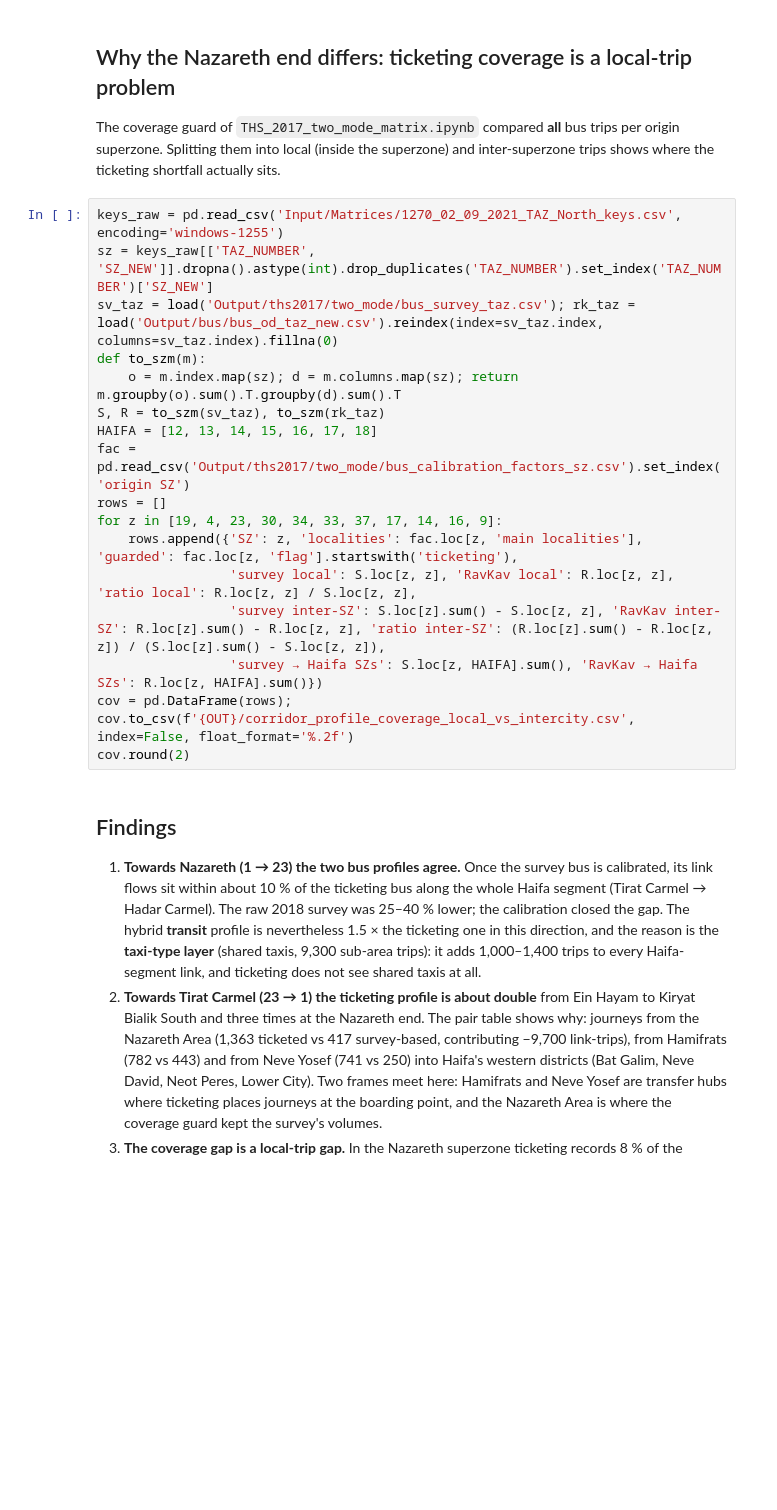
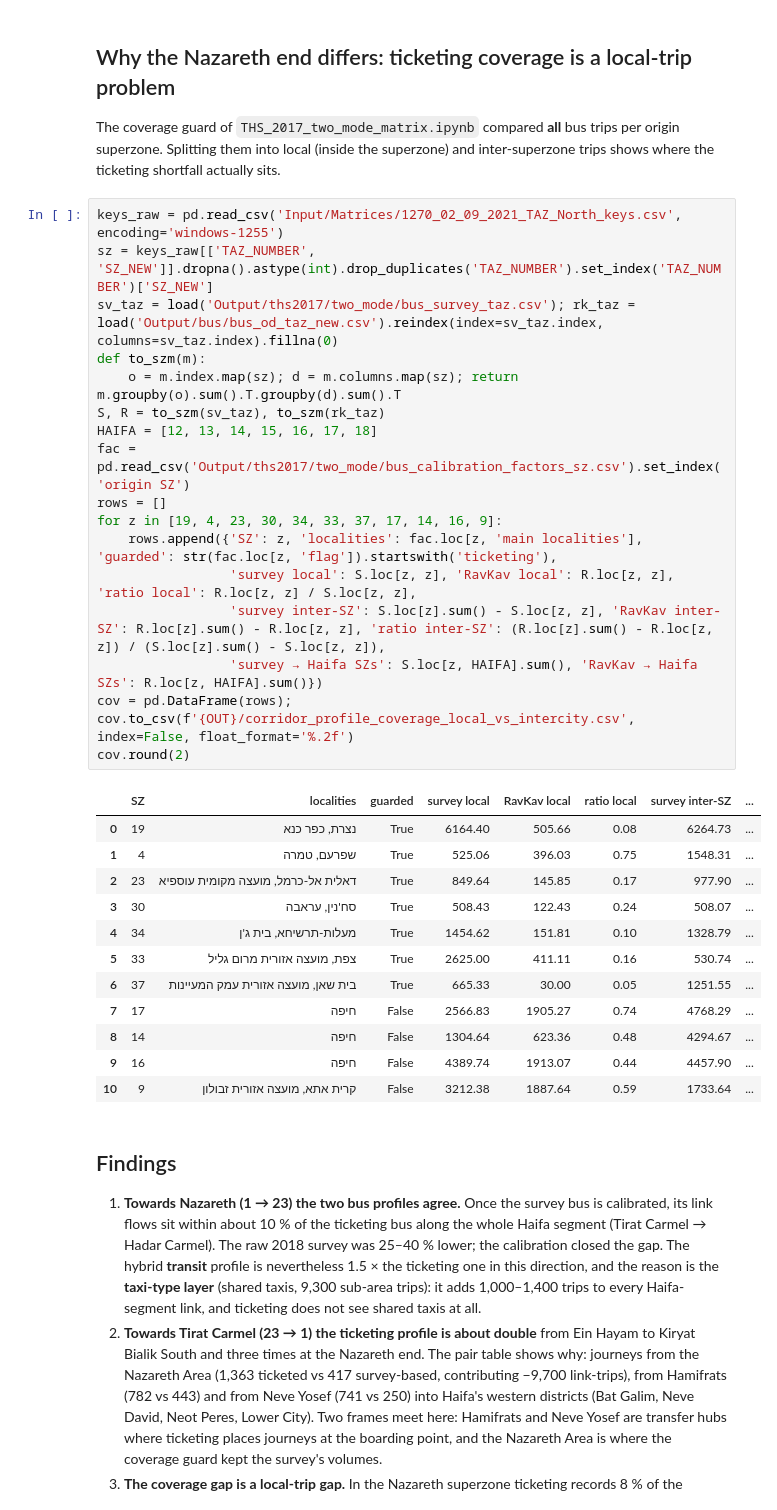
Before and after one commit to oh-da/Nofit_LRT_Extension, a Jupyter notebook: Corridor_profile_hybrid_vs_ticketing.ipynb, the cells around one changed output. Cells and saved outputs as stored; diff of their text form; blank space fills up the shorter version.

```diff
--- a/Corridor_profile_hybrid_vs_ticketing.ipynb
+++ b/Corridor_profile_hybrid_vs_ticketing.ipynb
@@ -151,20 +217,33 @@ The coverage guard of `THS_2017_two_mode_matrix.ipynb` compared **all** bus trip
 # %%
 keys_raw = pd.read_csv('Input/Matrices/1270_02_09_2021_TAZ_North_keys.csv', encoding='windows-1255')
 sz = keys_raw[['TAZ_NUMBER', 'SZ_NEW']].dropna().astype(int).drop_duplicates('TAZ_NUMBER').set_index('TAZ_NUMBER')['SZ_NEW']
 sv_taz = load('Output/ths2017/two_mode/bus_survey_taz.csv'); rk_taz = load('Output/bus/bus_od_taz_new.csv').reindex(index=sv_taz.index, columns=sv_taz.index).fillna(0)
 def to_szm(m):
     o = m.index.map(sz); d = m.columns.map(sz); return m.groupby(o).sum().T.groupby(d).sum().T
 S, R = to_szm(sv_taz), to_szm(rk_taz)
 HAIFA = [12, 13, 14, 15, 16, 17, 18]
 fac = pd.read_csv('Output/ths2017/two_mode/bus_calibration_factors_sz.csv').set_index('origin SZ')
 rows = []
 for z in [19, 4, 23, 30, 34, 33, 37, 17, 14, 16, 9]:
-    rows.append({'SZ': z, 'localities': fac.loc[z, 'main localities'], 'guarded': fac.loc[z, 'flag'].startswith('ticketing'),
+    rows.append({'SZ': z, 'localities': fac.loc[z, 'main localities'], 'guarded': str(fac.loc[z, 'flag']).startswith('ticketing'),
                  'survey local': S.loc[z, z], 'RavKav local': R.loc[z, z], 'ratio local': R.loc[z, z] / S.loc[z, z],
                  'survey inter-SZ': S.loc[z].sum() - S.loc[z, z], 'RavKav inter-SZ': R.loc[z].sum() - R.loc[z, z], 'ratio inter-SZ': (R.loc[z].sum() - R.loc[z, z]) / (S.loc[z].sum() - S.loc[z, z]),
                  'survey → Haifa SZs': S.loc[z, HAIFA].sum(), 'RavKav → Haifa SZs': R.loc[z, HAIFA].sum()})
 cov = pd.DataFrame(rows); cov.to_csv(f'{OUT}/corridor_profile_coverage_local_vs_intercity.csv', index=False, float_format='%.2f')
 cov.round(2)
+# %% [output]
+|  | SZ | localities | guarded | survey local | RavKav local | ratio local | survey inter-SZ | ... |
+| 0 | 19 | נצרת, כפר כנא | True | 6164.40 | 505.66 | 0.08 | 6264.73 | ... |
+| 1 | 4 | שפרעם, טמרה | True | 525.06 | 396.03 | 0.75 | 1548.31 | ... |
+| 2 | 23 | דאלית אל-כרמל, מועצה מקומית עוספיא | True | 849.64 | 145.85 | 0.17 | 977.90 | ... |
+| 3 | 30 | סח'נין, עראבה | True | 508.43 | 122.43 | 0.24 | 508.07 | ... |
+| 4 | 34 | מעלות-תרשיחא, בית ג'ן | True | 1454.62 | 151.81 | 0.10 | 1328.79 | ... |
+| 5 | 33 | צפת, מועצה אזורית מרום גליל | True | 2625.00 | 411.11 | 0.16 | 530.74 | ... |
+| 6 | 37 | בית שאן, מועצה אזורית עמק המעיינות | True | 665.33 | 30.00 | 0.05 | 1251.55 | ... |
+| 7 | 17 | חיפה | False | 2566.83 | 1905.27 | 0.74 | 4768.29 | ... |
+| 8 | 14 | חיפה | False | 1304.64 | 623.36 | 0.48 | 4294.67 | ... |
+| 9 | 16 | חיפה | False | 4389.74 | 1913.07 | 0.44 | 4457.90 | ... |
+| 10 | 9 | קרית אתא, מועצה אזורית זבולון | False | 3212.38 | 1887.64 | 0.59 | 1733.64 | ... |
 # %% [markdown]
 ## Findings
 
```
Also changed, not shown: parts of 6 cells of this notebook, 1 other file.
